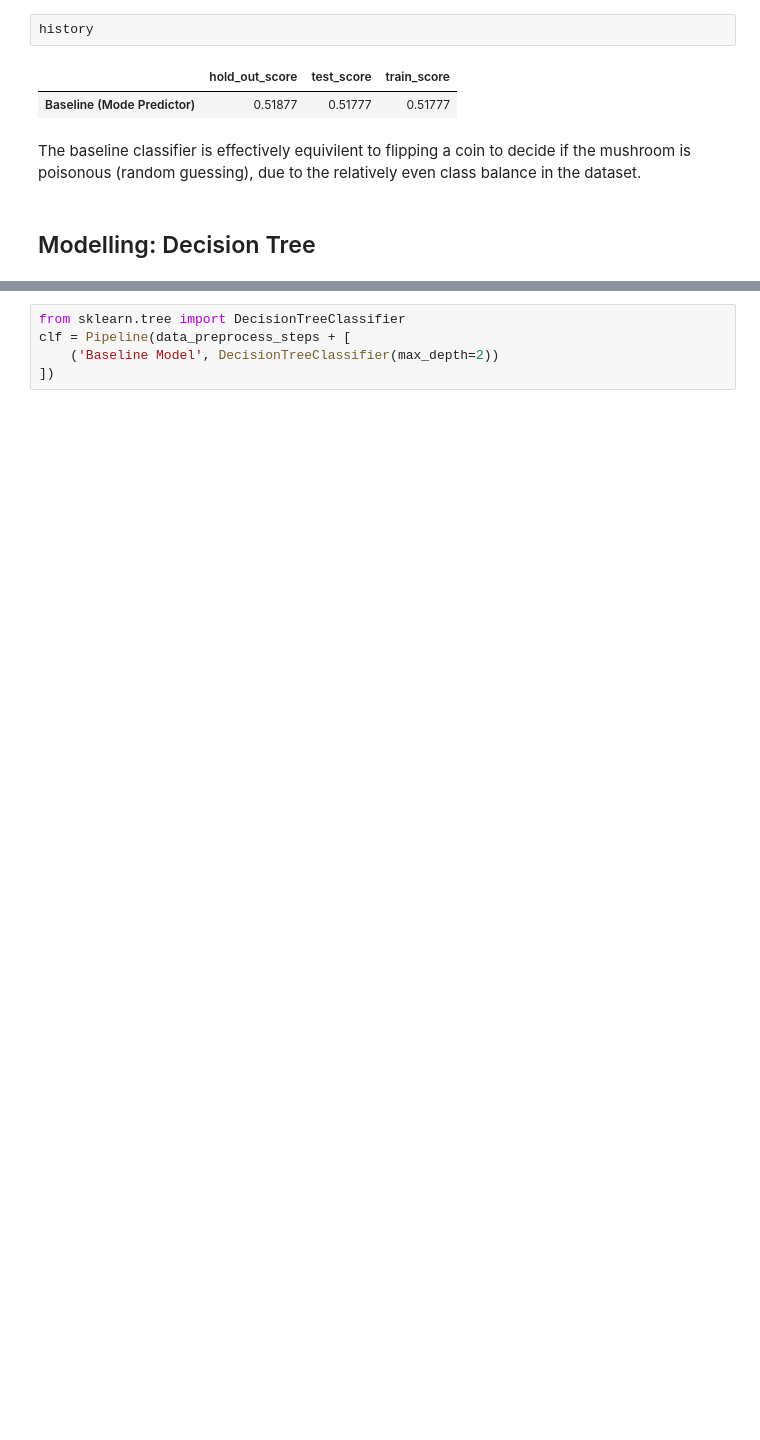
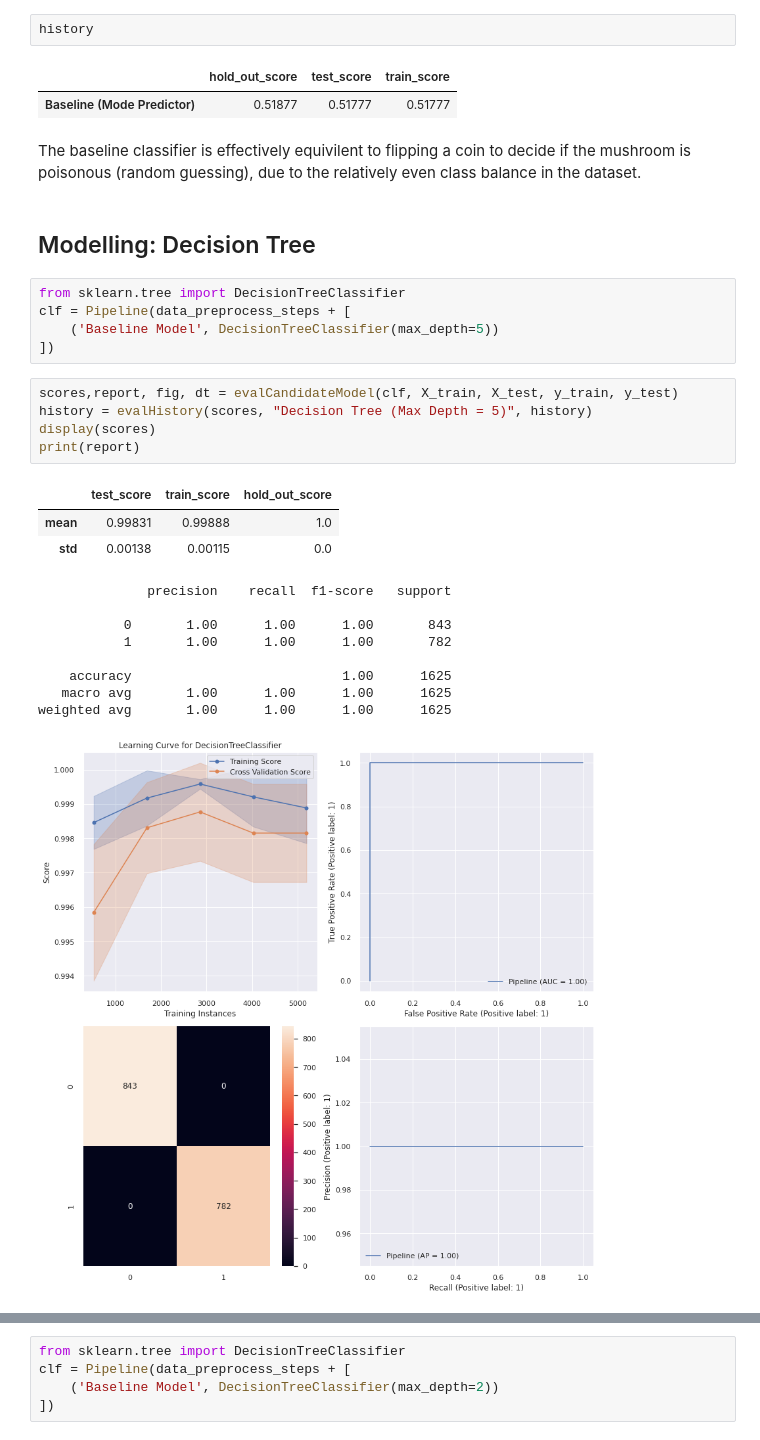
Before and after one commit to Tien-Cheng/AI-and-Machine-Learning--ST1511-, a Jupyter notebook: Assignment 1/classification/mushroom_v1.ipynb, the cells around one changed output, grey strips where cells are left out. Cells and saved outputs as stored; diff of their text form; blank space fills up the shorter version.

```diff
--- a/Assignment 1/classification/mushroom_v1.ipynb
+++ b/Assignment 1/classification/mushroom_v1.ipynb
@@ -392,3 +450,26 @@ history
 The baseline classifier is effectively equivilent to flipping a coin to decide if the mushroom is poisonous (random guessing), due to the relatively even class balance in the dataset.
 # %% [markdown]
 ## Modelling: Decision Tree
+# %%
+from sklearn.tree import DecisionTreeClassifier
+clf = Pipeline(data_preprocess_steps + [
+    ('Baseline Model', DecisionTreeClassifier(max_depth=5))
+])
+# %%
+scores,report, fig, dt = evalCandidateModel(clf, X_train, X_test, y_train, y_test)
+history = evalHistory(scores, "Decision Tree (Max Depth = 5)", history)
+display(scores)
+print(report)
+# %% [output]
+|  | test_score | train_score | hold_out_score |
+| mean | 0.99831 | 0.99888 | 1.0 |
+| std | 0.00138 | 0.00115 | 0.0 |
+              precision    recall  f1-score   support
+
+           0       1.00      1.00      1.00       843
+           1       1.00      1.00      1.00       782
+
+    accuracy                           1.00      1625
+   macro avg       1.00      1.00      1.00      1625
+weighted avg       1.00      1.00      1.00      1625
+[figure, added]
```
Also changed, not shown: parts of 10 cells of this notebook.
